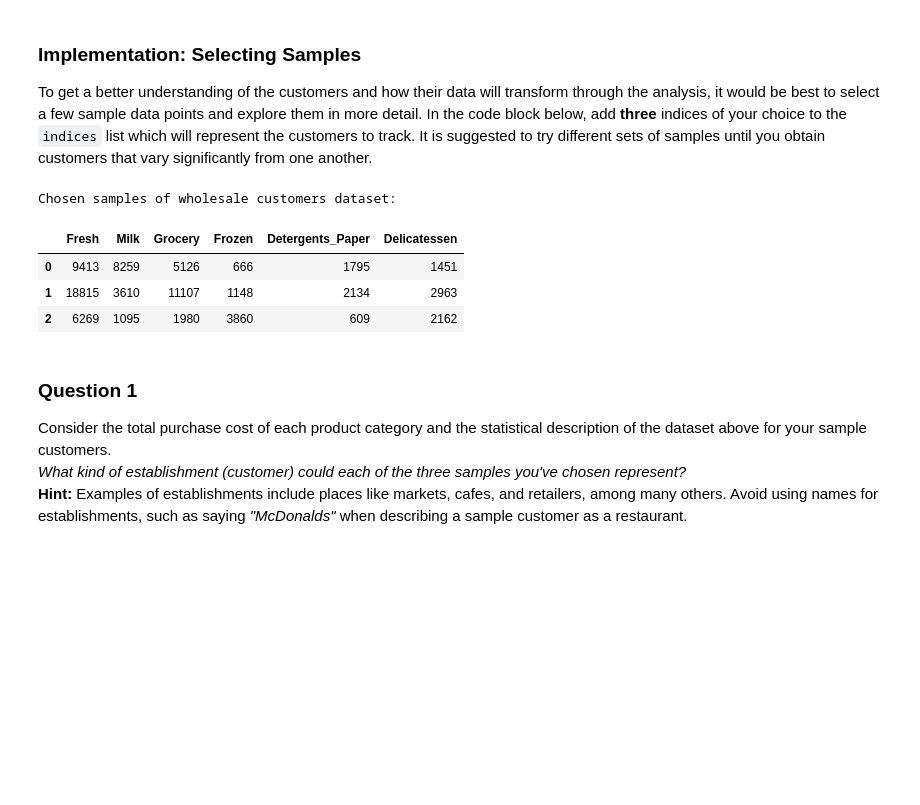
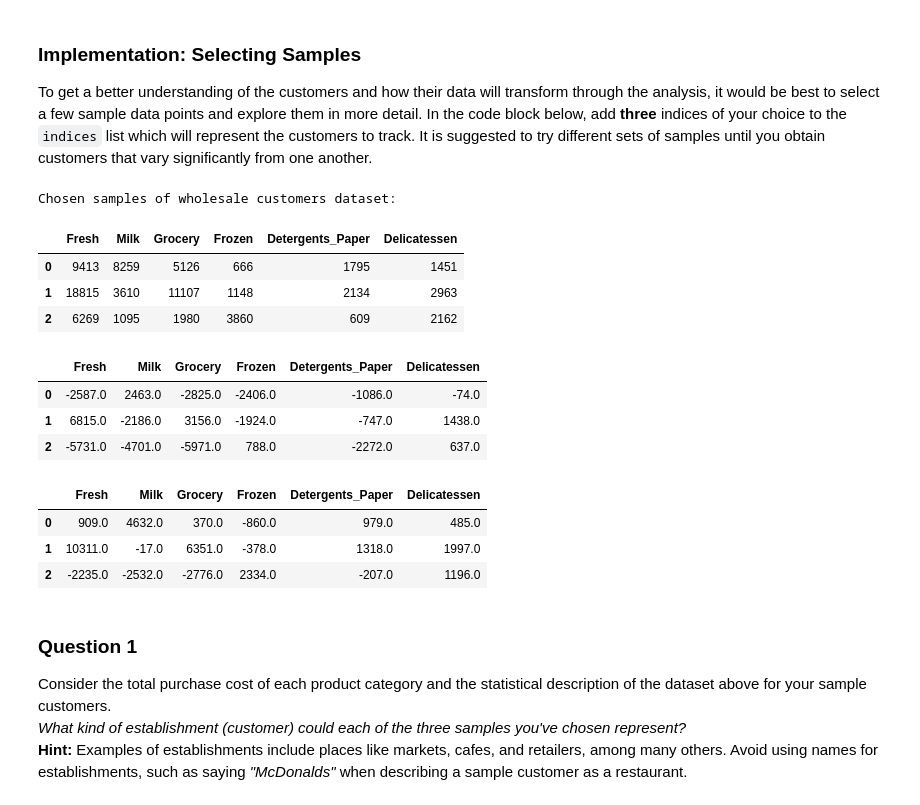
Before and after one commit to janardhan632/customer_segments, a Jupyter notebook: customer_segments.ipynb, the cells around one changed output. Saved outputs shown, nothing was run; the diff lists cells and outputs as text; code cells hidden in the pictures; blank space fills up the shorter version.

```diff
--- a/customer_segments.ipynb
+++ b/customer_segments.ipynb
@@ -61,17 +61,30 @@ To get a better understanding of the customers and how their data will transform
 # %%
 # TODO: Select three indices of your choice you wish to sample from the dataset
 indices = [5,30,50]
 
 # Create a DataFrame of the chosen samples
 samples = pd.DataFrame(data.loc[indices], columns = data.keys()).reset_index(drop = True)
 print "Chosen samples of wholesale customers dataset:"
 display(samples)
+
+delta_mean = samples - data.mean().round()
+delta_median = samples - data.median().round()
+
+display(delta_mean, delta_median)
 # %% [output]
 Chosen samples of wholesale customers dataset:
 |  | Fresh | Milk | Grocery | Frozen | Detergents_Paper | Delicatessen |
 | 0 | 9413 | 8259 | 5126 | 666 | 1795 | 1451 |
 | 1 | 18815 | 3610 | 11107 | 1148 | 2134 | 2963 |
 | 2 | 6269 | 1095 | 1980 | 3860 | 609 | 2162 |
+|  | Fresh | Milk | Grocery | Frozen | Detergents_Paper | Delicatessen |
+| 0 | -2587.0 | 2463.0 | -2825.0 | -2406.0 | -1086.0 | -74.0 |
+| 1 | 6815.0 | -2186.0 | 3156.0 | -1924.0 | -747.0 | 1438.0 |
+| 2 | -5731.0 | -4701.0 | -5971.0 | 788.0 | -2272.0 | 637.0 |
+|  | Fresh | Milk | Grocery | Frozen | Detergents_Paper | Delicatessen |
+| 0 | 909.0 | 4632.0 | 370.0 | -860.0 | 979.0 | 485.0 |
+| 1 | 10311.0 | -17.0 | 6351.0 | -378.0 | 1318.0 | 1997.0 |
+| 2 | -2235.0 | -2532.0 | -2776.0 | 2334.0 | -207.0 | 1196.0 |
 # %% [markdown]
 ### Question 1
 Consider the total purchase cost of each product category and the statistical description of the dataset above for your sample customers.
```
Also changed, not shown: parts of 8 cells of this notebook, 1 other file.
